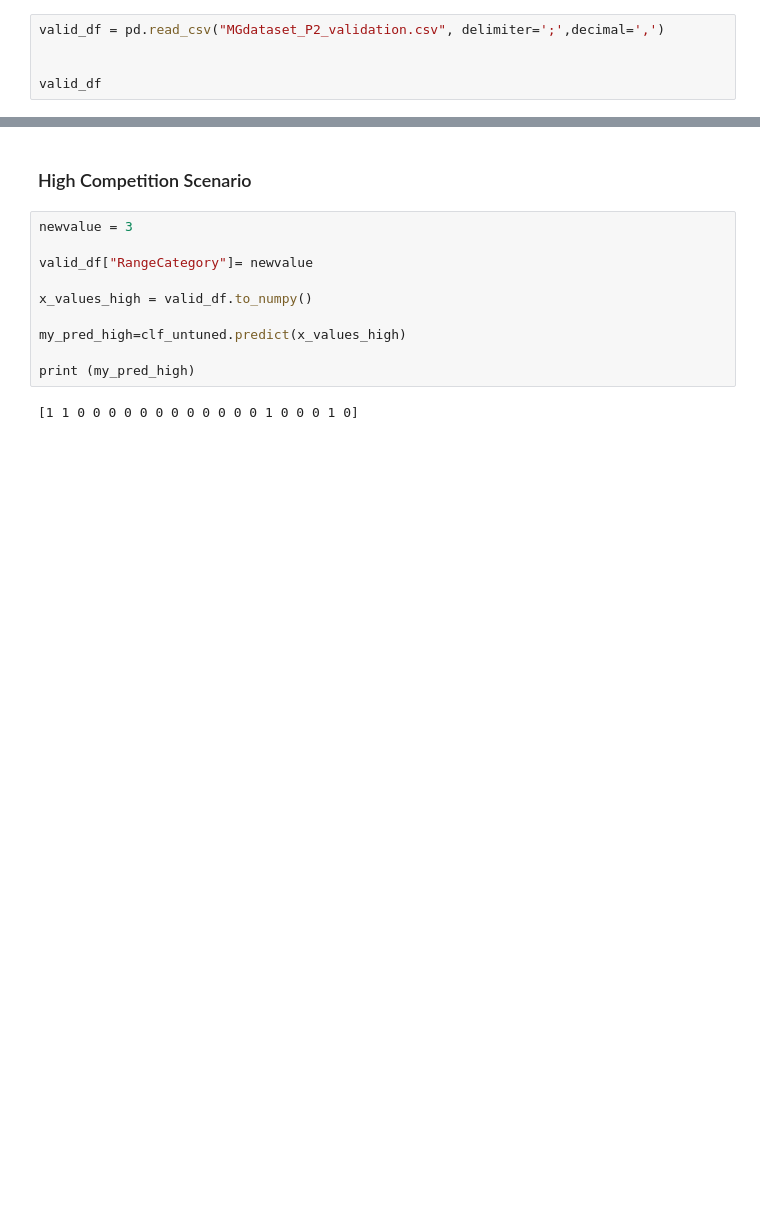
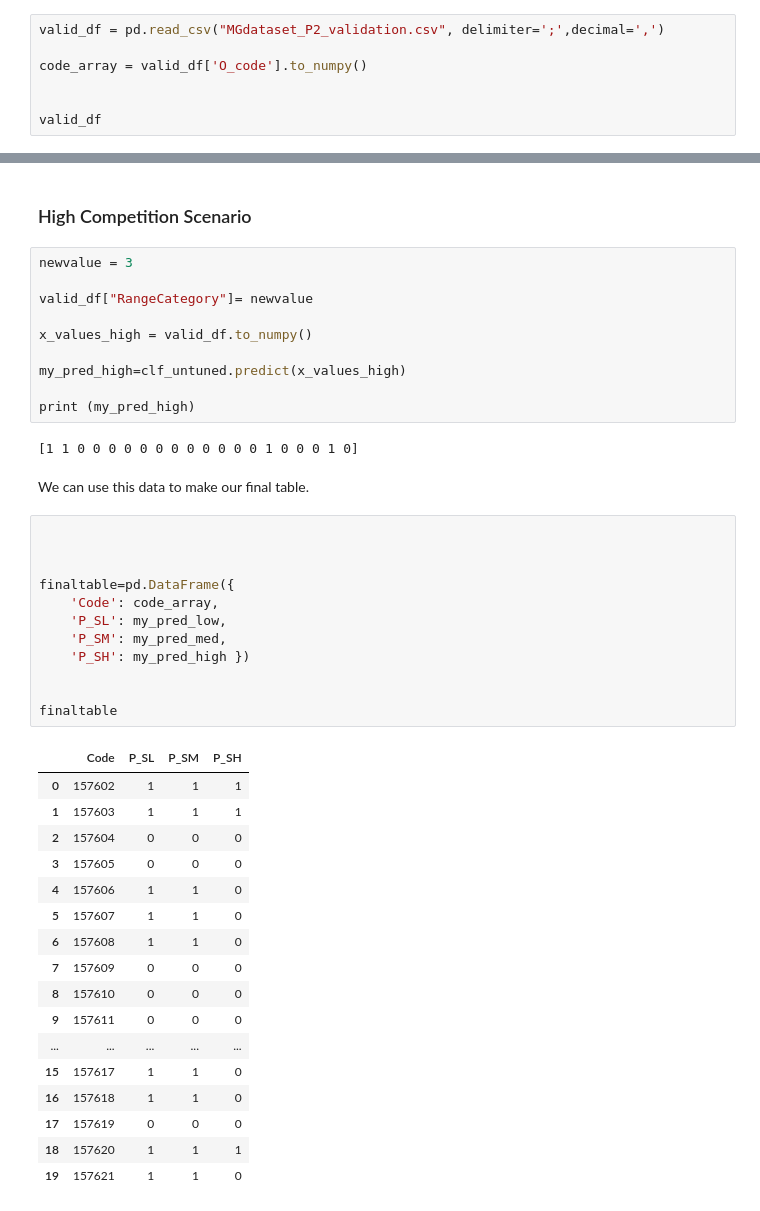
Before and after one commit to chidima-asika/win-with-us, a Jupyter notebook: the_code.ipynb, the cells around one changed output, grey strips where cells are left out. Saved outputs shown, nothing was run; the diff lists cells and outputs as text; blank space fills up the shorter version.

```diff
--- a/the_code.ipynb
+++ b/the_code.ipynb
@@ -1082,6 +1082,8 @@ Now we introduce our validation dataset needed to predict our target variables f
 # %%
 valid_df = pd.read_csv("MGdataset_P2_validation.csv", delimiter=';',decimal=',')
 
+code_array = valid_df['O_code'].to_numpy()
+
 
 valid_df
 # %% [output]
@@ -1201,3 +1203,35 @@ my_pred_high=clf_untuned.predict(x_values_high)
 print (my_pred_high)
 # %% [output]
 [1 1 0 0 0 0 0 0 0 0 0 0 0 0 1 0 0 0 1 0]
+# %% [markdown]
+We can use this data to make our final table.
+# %%
+
+
+
+finaltable=pd.DataFrame({
+    'Code': code_array,
+    'P_SL': my_pred_low,
+    'P_SM': my_pred_med,
+    'P_SH': my_pred_high })
+
+
+finaltable
+# %% [output]
+|  | Code | P_SL | P_SM | P_SH |
+| 0 | 157602 | 1 | 1 | 1 |
+| 1 | 157603 | 1 | 1 | 1 |
+| 2 | 157604 | 0 | 0 | 0 |
+| 3 | 157605 | 0 | 0 | 0 |
+| 4 | 157606 | 1 | 1 | 0 |
+| 5 | 157607 | 1 | 1 | 0 |
+| 6 | 157608 | 1 | 1 | 0 |
+| 7 | 157609 | 0 | 0 | 0 |
+| 8 | 157610 | 0 | 0 | 0 |
+| 9 | 157611 | 0 | 0 | 0 |
+| ... | ... | ... | ... | ... |
+| 15 | 157617 | 1 | 1 | 0 |
+| 16 | 157618 | 1 | 1 | 0 |
+| 17 | 157619 | 0 | 0 | 0 |
+| 18 | 157620 | 1 | 1 | 1 |
+| 19 | 157621 | 1 | 1 | 0 |
```
Also changed, not shown: parts of 6 cells of this notebook.
